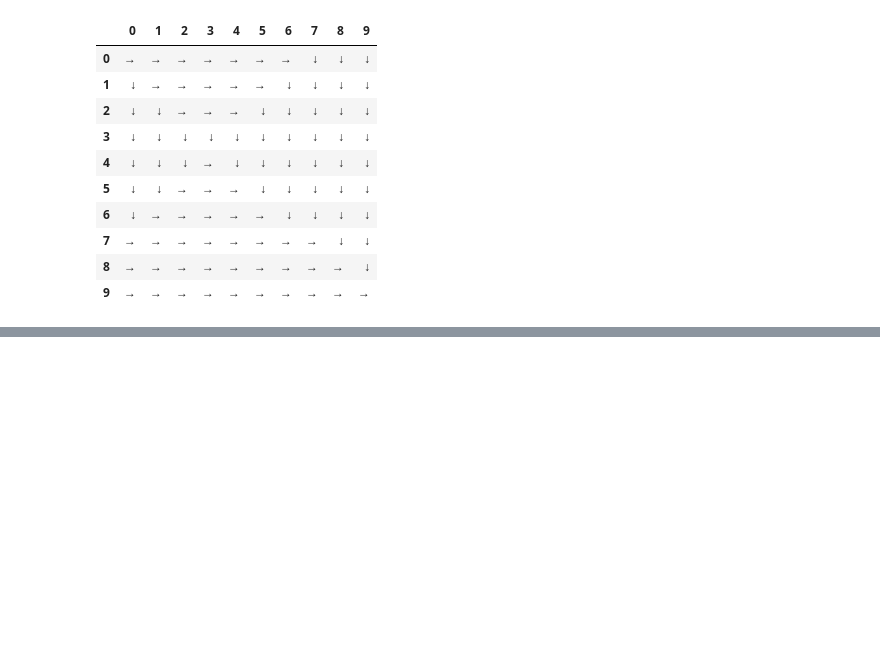
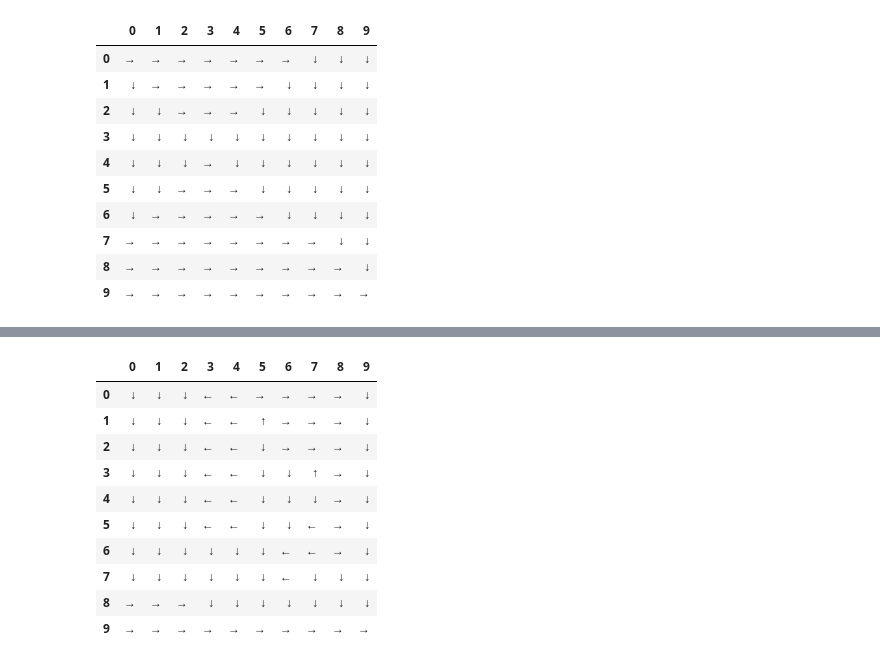
Before and after one commit to ayushdg/Reinforcement-Learning, a Jupyter notebook: Reinforcement Learning (Ayush).ipynb, the cells around one changed output, grey strips where cells are left out. Saved outputs shown, nothing was run; the diff lists cells and outputs as text; code cells hidden in the pictures; blank space fills up the shorter version.

```diff
--- a/Reinforcement Learning (Ayush).ipynb
+++ b/Reinforcement Learning (Ayush).ipynb
@@ -270,0 +313,35 @@ df
+# %%
+optimal_value_action = np.asarray(pi_state)
+
+#Convert char to arrow
+for i in range(len(optimal_value_action)):
+    action = optimal_value_action[i]
+    if action == 'U':
+        optimal_value_action[i] = '↑'
+    elif action == 'D':
+        optimal_value_action[i] = '↓'
+    elif action == 'R':
+        optimal_value_action[i] = '→'
+    elif action == 'L':
+        optimal_value_action[i] = '←'
+
+optimal_value_action = np.reshape(optimal_value_action, (rows,cols), order = 'F')
+
+df = pd.DataFrame(optimal_value_action, columns = [i for i in range (cols)], index = [j for j in range(rows)])
+df
+
+#NEED TO PLOT OPTIMAL VALUE PROPERLY
+#ASK HEATMAP
+#GENERATE HEATMAP
+# %% [output]
+|  | 0 | 1 | 2 | 3 | 4 | 5 | 6 | 7 | 8 | 9 |
+| 0 | ↓ | ↓ | ↓ | ← | ← | → | → | → | → | ↓ |
+| 1 | ↓ | ↓ | ↓ | ← | ← | ↑ | → | → | → | ↓ |
+| 2 | ↓ | ↓ | ↓ | ← | ← | ↓ | → | → | → | ↓ |
+| 3 | ↓ | ↓ | ↓ | ← | ← | ↓ | ↓ | ↑ | → | ↓ |
+| 4 | ↓ | ↓ | ↓ | ← | ← | ↓ | ↓ | ↓ | → | ↓ |
+| 5 | ↓ | ↓ | ↓ | ← | ← | ↓ | ↓ | ← | → | ↓ |
+| 6 | ↓ | ↓ | ↓ | ↓ | ↓ | ↓ | ← | ← | → | ↓ |
+| 7 | ↓ | ↓ | ↓ | ↓ | ↓ | ↓ | ← | ↓ | ↓ | ↓ |
+| 8 | → | → | → | ↓ | ↓ | ↓ | ↓ | ↓ | ↓ | ↓ |
+| 9 | → | → | → | → | → | → | → | → | → | → |
```
Also changed, not shown: parts of 5 cells of this notebook.
